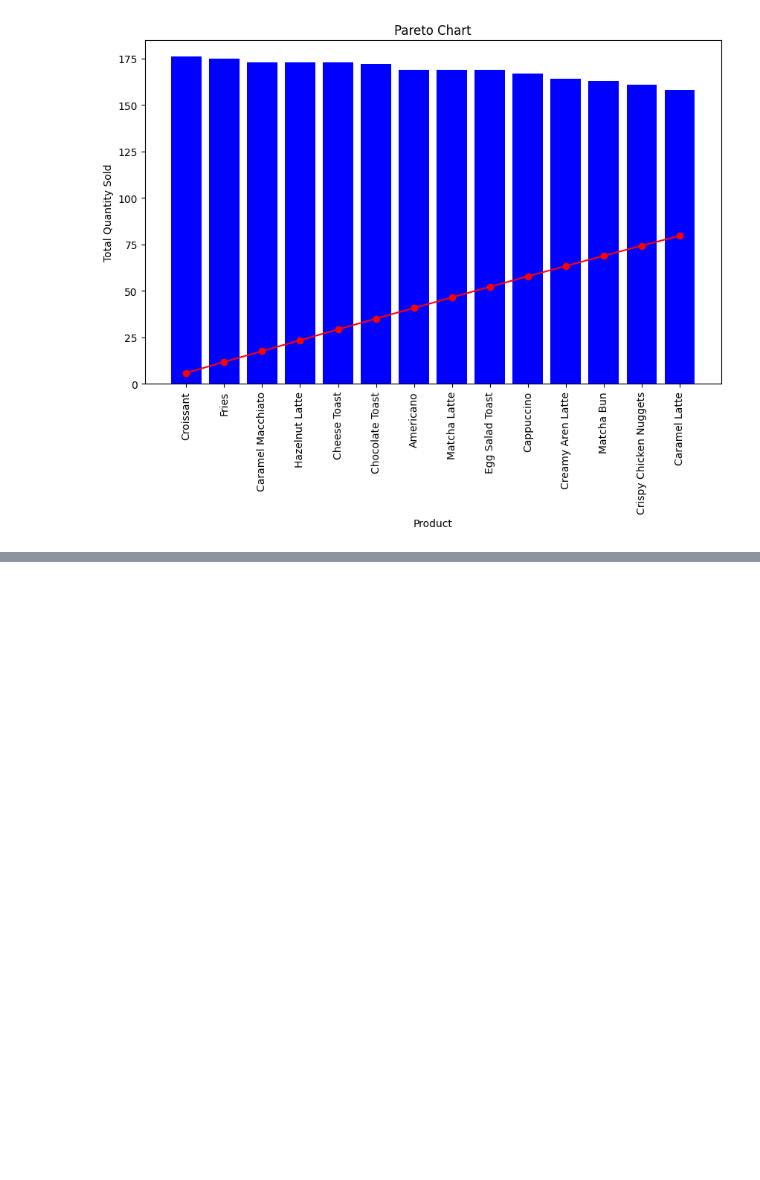
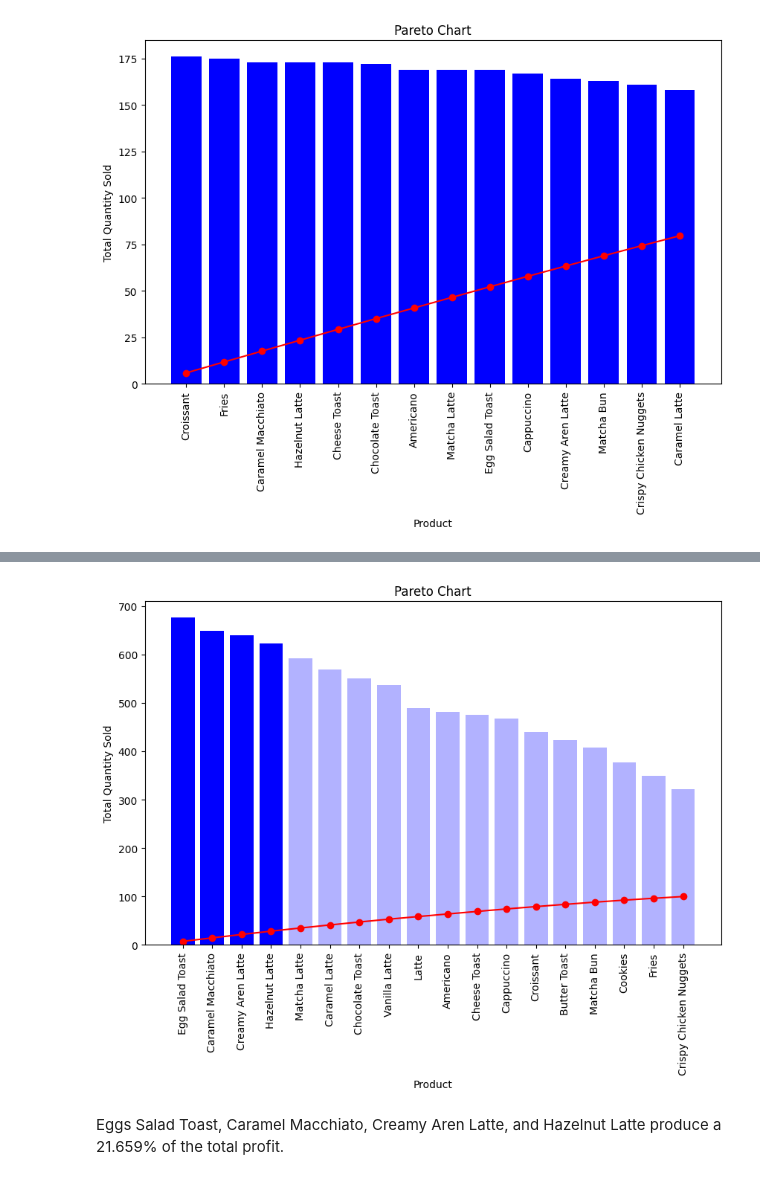
Before and after one commit to everestcode12/Coffee_Shop_Project, a Jupyter notebook: CoffeeShopProject.ipynb, the cells around one changed output, grey strips where cells are left out. Drawn from its saved outputs; the diff is of its cells as text; code cells hidden in the pictures; blank space fills up the shorter version.

```diff
--- a/CoffeeShopProject.ipynb
+++ b/CoffeeShopProject.ipynb
@@ -441,0 +444,3 @@ plt.show()
+# %%
+cfs_summary_sold.loc[:,'Total Profit Per Product'] = 0
+cfs_summary_sold
@@ -441,0 +465,13 @@ plt.show()
+# %%
+for index, row in cfs_summary_sold.iterrows():
+    for column in cfs_summary_sold.columns:
+        if column not in ['Cumulative Sum', 'Cumulative Percentage','Total Profit Per Product']:
+            menu_item = row['Menu Items']
+            quantity_sold = row['Total Quantity Sold']
+            for column in cshop_ops.columns:
+                if column == menu_item:
+                    profit_constant = cshop_ops.loc[2, menu_item]
+                    cfs_summary_sold.at[index, 'Total Profit Per Product'] = profit_constant * quantity_sold
+
+
+cfs_summary_sold
@@ -441,0 +496,3 @@ plt.show()
+# %%
+cfs_summary_sold =cfs_summary_sold.sort_values(by='Total Profit Per Product', ascending= False )
+cfs_summary_sold
@@ -441,0 +517,7 @@ plt.show()
+# %%
+cfs_summary_sold['Cumulative Sum'] = cfs_summary_sold['Total Profit Per Product'].cumsum()
+cfs_summary_sold['Cumulative Percentage'] = 100 * cfs_summary_sold['Cumulative Sum'] / cfs_summary_sold['Total Profit Per Product'].sum()
+
+pareto_threshold = 22
+top_20percent_profit_from_items = cfs_summary_sold[cfs_summary_sold['Cumulative Percentage']<= pareto_threshold]
+top_20percent_profit_from_items
@@ -441,0 +529,15 @@ plt.show()
+# %%
+plt.figure(figsize=(10, 6))
+bars = plt.bar(cfs_summary_sold['Menu Items'], cfs_summary_sold['Total Profit Per Product'], color='blue')
+plt.plot(cfs_summary_sold['Menu Items'], cfs_summary_sold['Cumulative Percentage'], color='red', marker='o')
+plt.xlabel('Product')
+plt.ylabel('Total Quantity Sold')
+plt.title('Pareto Chart')
+plt.xticks(rotation=90)
+for bar in bars[-14:]:
+    bar.set_alpha(0.3)
+plt.show()
+# %% [output]
+[figure, added]
+# %% [markdown]
+Eggs Salad Toast, Caramel Macchiato, Creamy Aren Latte, and Hazelnut Latte produce a 21.659% of the total profit.
```
Also changed, not shown: parts of 6 cells of this notebook.
